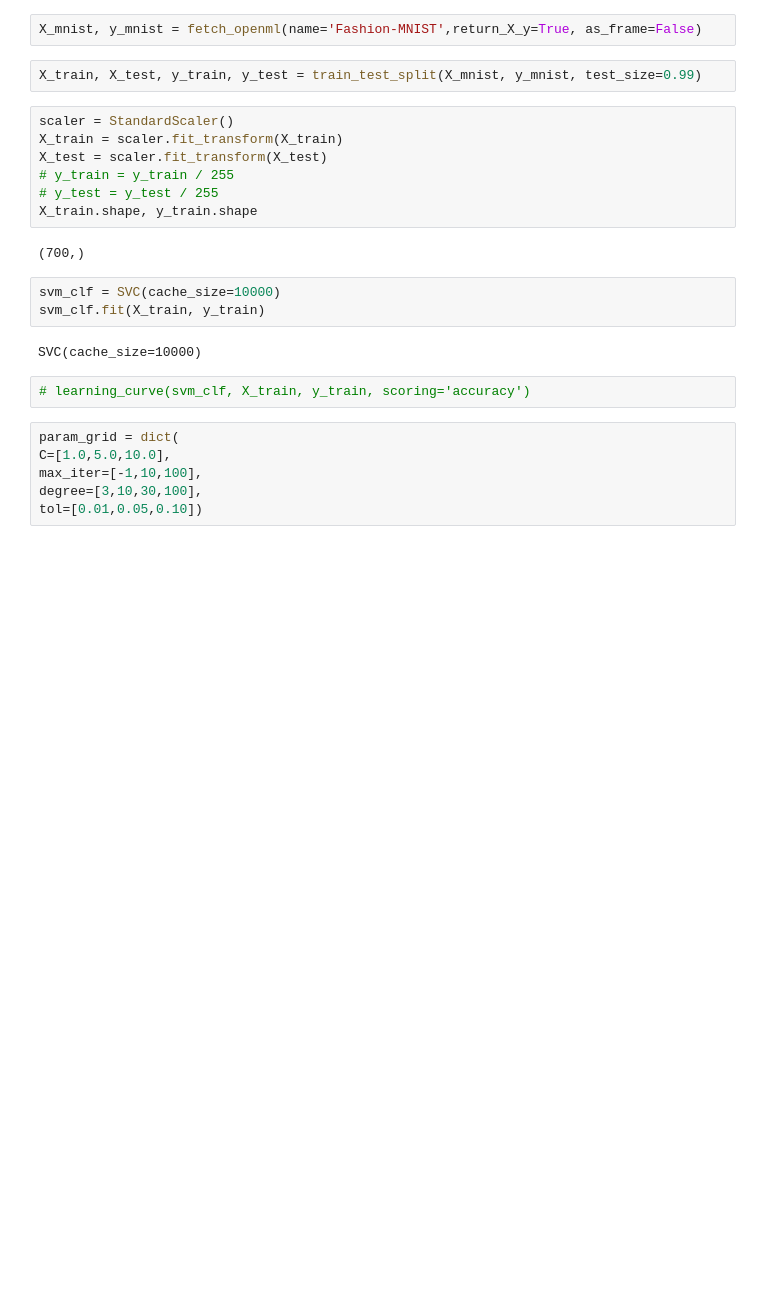
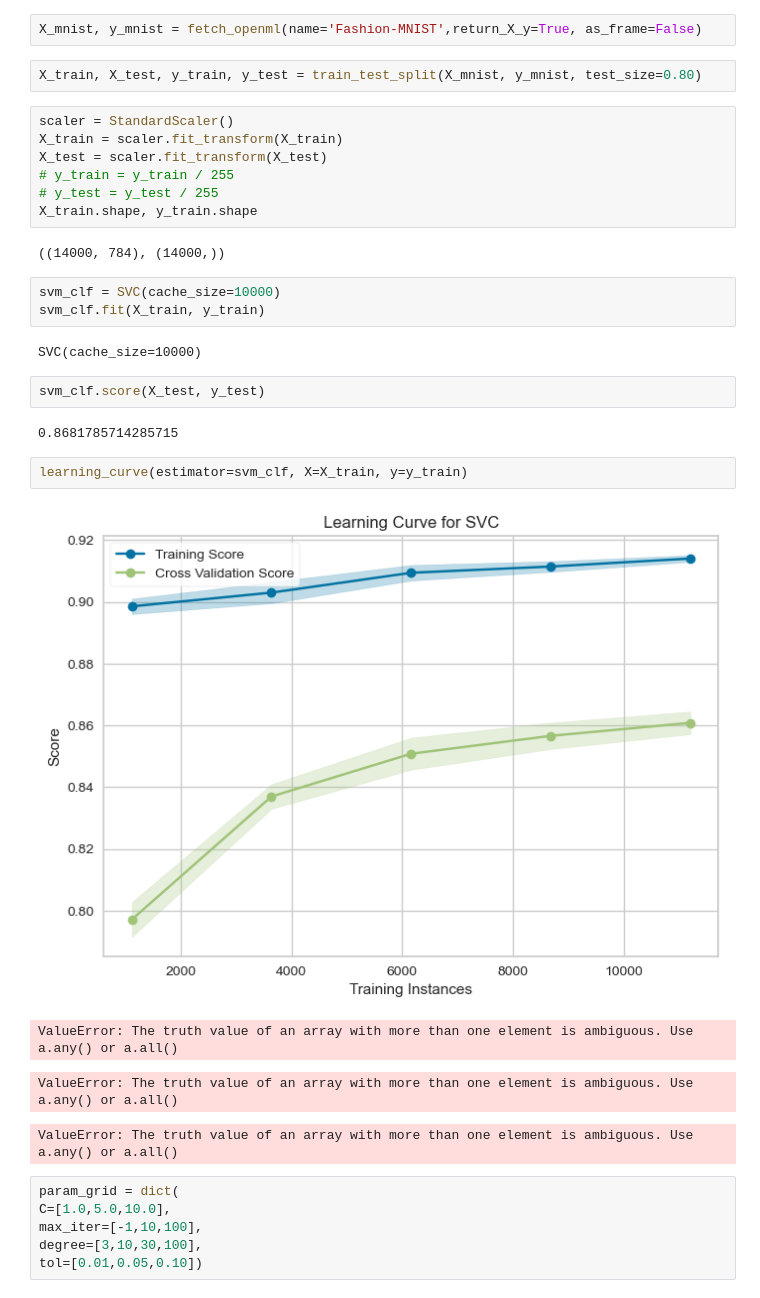
Before and after one commit to Elicit3495/MachineLearningProject22, a Jupyter notebook: Untitled3.ipynb, the cells around one changed output. Saved outputs shown, nothing was run; the diff lists cells and outputs as text; blank space fills up the shorter version.

```diff
--- a/Untitled3.ipynb
+++ b/Untitled3.ipynb
@@ -23,7 +23,7 @@ Intel(R) Extension for Scikit-learn* enabled (https://github.com/intel/scikit-le
 # %%
 X_mnist, y_mnist = fetch_openml(name='Fashion-MNIST',return_X_y=True, as_frame=False)
 # %%
-X_train, X_test, y_train, y_test = train_test_split(X_mnist, y_mnist, test_size=0.99)
+X_train, X_test, y_train, y_test = train_test_split(X_mnist, y_mnist, test_size=0.80)
 # %%
 scaler = StandardScaler()
 X_train = scaler.fit_transform(X_train)
@@ -32,14 +32,23 @@ X_test = scaler.fit_transform(X_test)
 # y_test = y_test / 255
 X_train.shape, y_train.shape
 # %% [output]
-(700,)
+((14000, 784), (14000,))
 # %%
 svm_clf = SVC(cache_size=10000)
 svm_clf.fit(X_train, y_train)
 # %% [output]
 SVC(cache_size=10000)
 # %%
-# learning_curve(svm_clf, X_train, y_train, scoring='accuracy')
+svm_clf.score(X_test, y_test)
+# %% [output]
+0.8681785714285715
+# %%
+learning_curve(estimator=svm_clf, X=X_train, y=y_train)
+# %% [output]
+[figure, added]
+ValueError: The truth value of an array with more than one element is ambiguous. Use a.any() or a.all()
+ValueError: The truth value of an array with more than one element is ambiguous. Use a.any() or a.all()
+ValueError: The truth value of an array with more than one element is ambiguous. Use a.any() or a.all()
 # %%
 param_grid = dict(
 C=[1.0,5.0,10.0],
```
Also changed, not shown: parts of 10 cells of this notebook, 2 other files.
